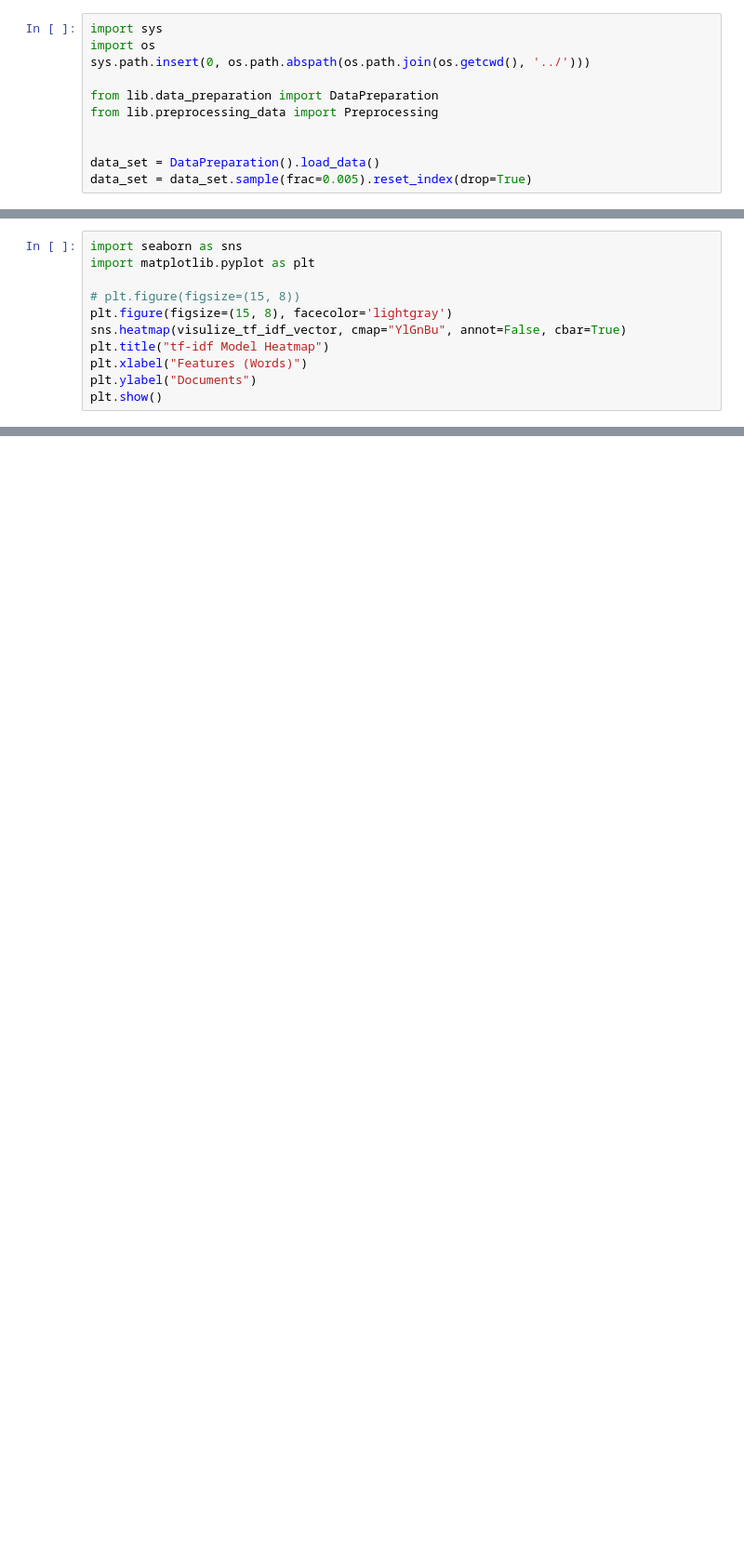
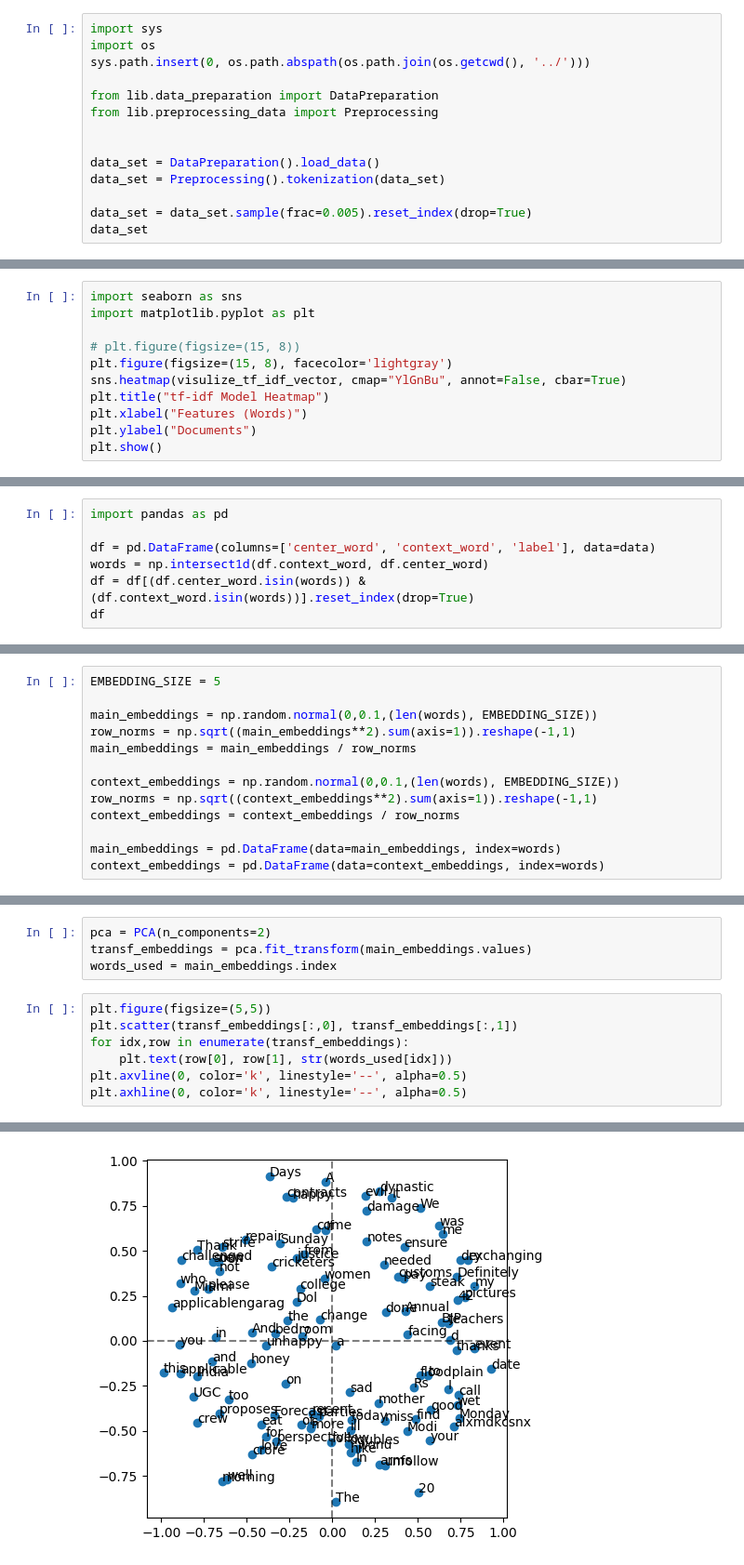
Before and after one commit to hasabir/Tweets_42, a Jupyter notebook: src/notbooks/vectorization.ipynb, the cells around one changed output, grey strips where cells are left out. Shown: that part at 93% size. Cells and saved outputs as stored; diff of their text form; blank space fills up the shorter version.

Commit message:
code word 2 vec

```diff
--- a/src/notbooks/vectorization.ipynb
+++ b/src/notbooks/vectorization.ipynb
@@ -10,4 +10,7 @@ from lib.preprocessing_data import Preprocessing
 
 
 data_set = DataPreparation().load_data()
+data_set = Preprocessing().tokenization(data_set)
+
 data_set = data_set.sample(frac=0.005).reset_index(drop=True)
+data_set
@@ -118,0 +188,7 @@ plt.show()
+# %%
+import pandas as pd
+
+df = pd.DataFrame(columns=['center_word', 'context_word', 'label'], data=data)
+words = np.intersect1d(df.context_word, df.center_word)
+df = df[(df.center_word.isin(words)) & (df.context_word.isin(words))].reset_index(drop=True)
+df
@@ -118,0 +250,13 @@ plt.show()
+# %%
+EMBEDDING_SIZE = 5
+
+main_embeddings = np.random.normal(0,0.1,(len(words), EMBEDDING_SIZE))
+row_norms = np.sqrt((main_embeddings**2).sum(axis=1)).reshape(-1,1)
+main_embeddings = main_embeddings / row_norms
+
+context_embeddings = np.random.normal(0,0.1,(len(words), EMBEDDING_SIZE))
+row_norms = np.sqrt((context_embeddings**2).sum(axis=1)).reshape(-1,1)
+context_embeddings = context_embeddings / row_norms
+
+main_embeddings = pd.DataFrame(data=main_embeddings, index=words)
+context_embeddings = pd.DataFrame(data=context_embeddings, index=words)
@@ -118,0 +265,12 @@ plt.show()
+# %%
+pca = PCA(n_components=2)
+transf_embeddings = pca.fit_transform(main_embeddings.values)
+words_used = main_embeddings.index
+# %%
+plt.figure(figsize=(5,5))
+plt.scatter(transf_embeddings[:,0], transf_embeddings[:,1])
+for idx,row in enumerate(transf_embeddings):
+    plt.text(row[0], row[1], str(words_used[idx]))
+plt.axvline(0, color='k', linestyle='--', alpha=0.5)
+plt.axhline(0, color='k', linestyle='--', alpha=0.5)
+# %% [output]
@@ -118,0 +278 @@ plt.show()
+[figure, added]
```
Also changed, not shown: parts of 11 cells of this notebook, 5 other files.
